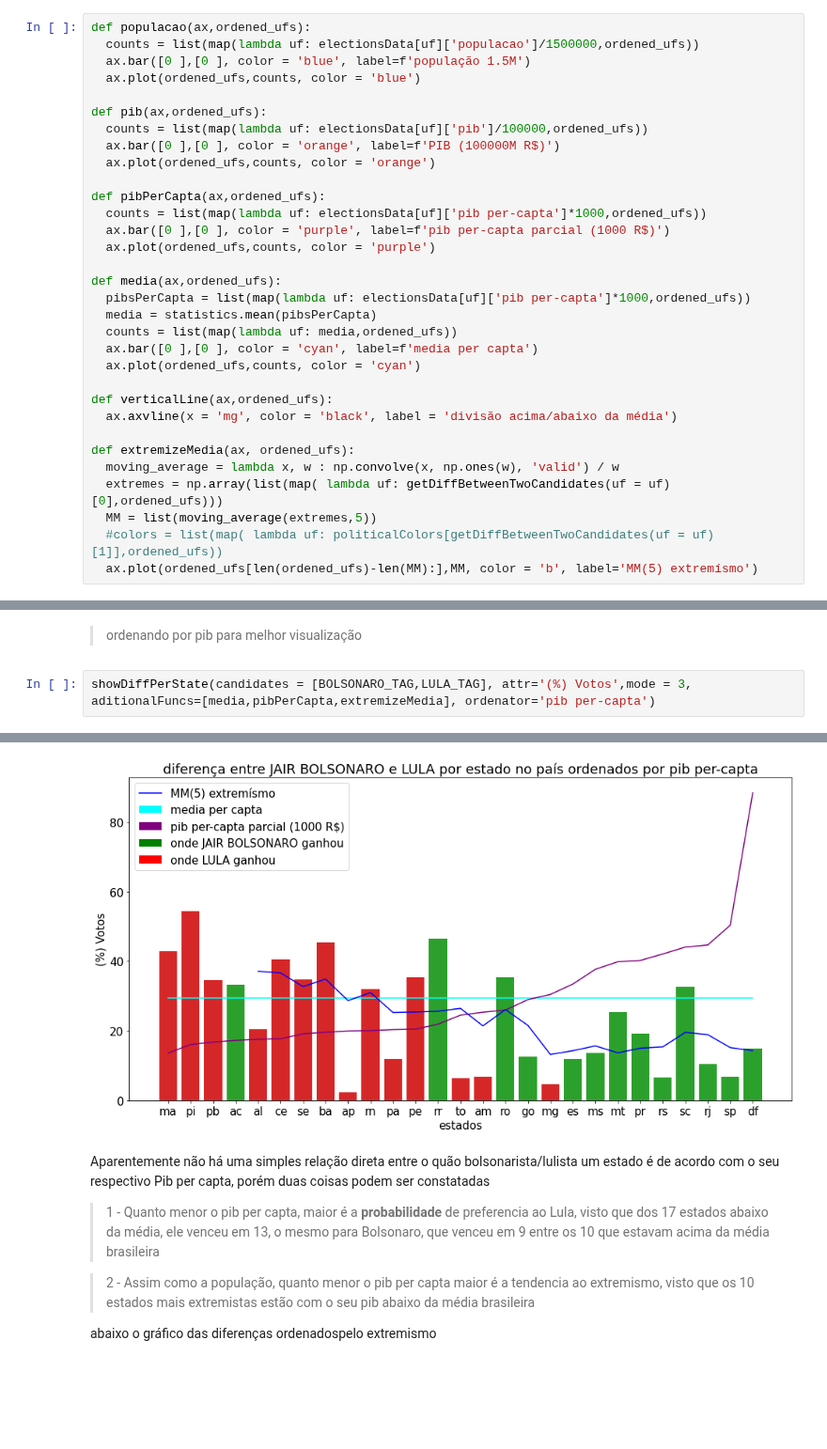
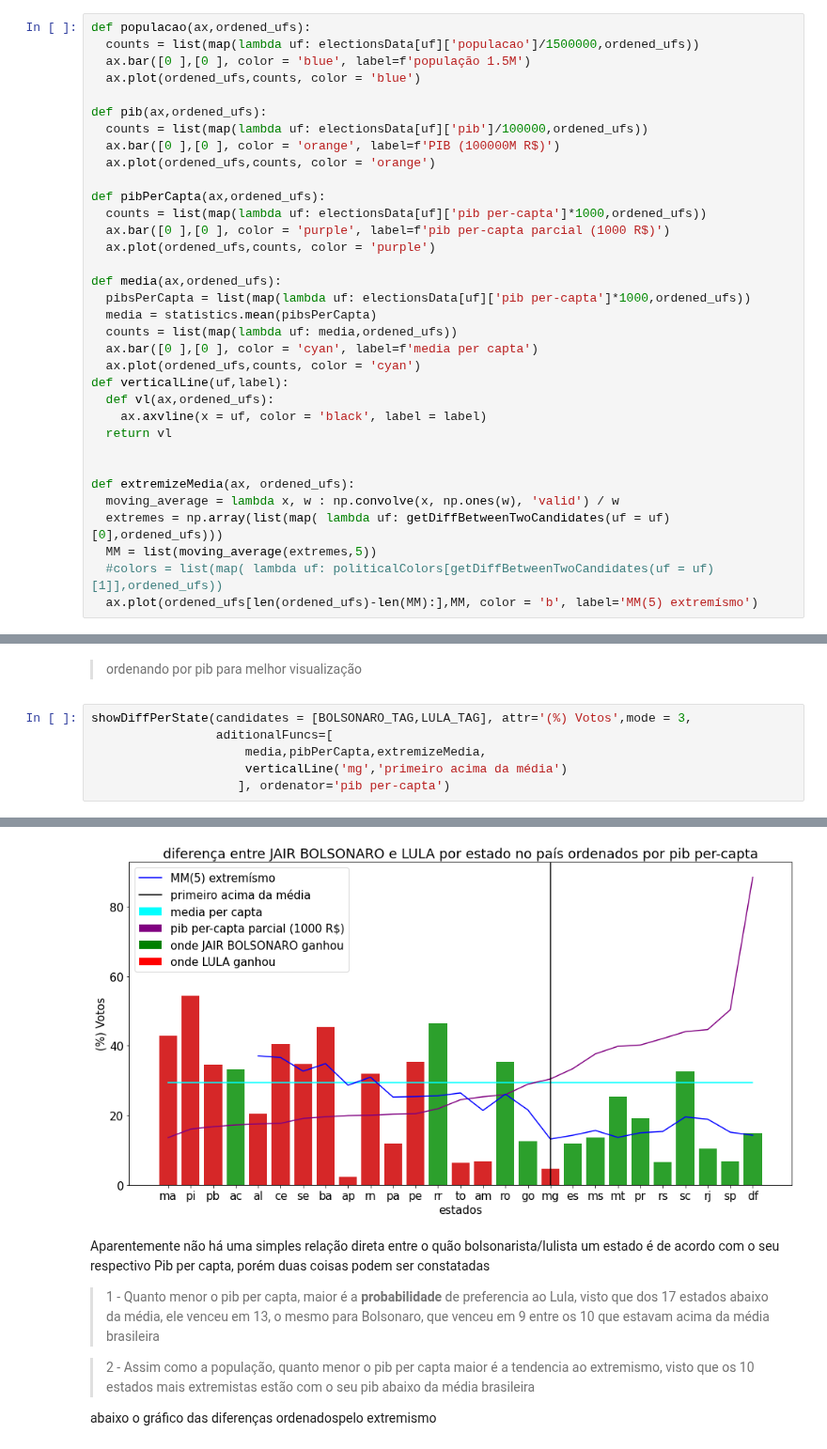
Before and after one commit to luisArthurRodriguesDaSilva/analise-eleicoes-brasileiras-2022, a Jupyter notebook: apresentavel.ipynb, the cells around one changed output, grey strips where cells are left out. Shown at 94% size. Cells and saved outputs as stored; diff of their text form; blank space fills up the shorter version.

Commit message:
vertical line "dinamico"

```diff
--- a/apresentavel.ipynb
+++ b/apresentavel.ipynb
@@ -131,9 +131,11 @@ def media(ax,ordened_ufs):
   counts = list(map(lambda uf: media,ordened_ufs))
   ax.bar([0 ],[0 ], color = 'cyan', label=f'media per capta')
   ax.plot(ordened_ufs,counts, color = 'cyan')
+def verticalLine(uf,label):
+  def vl(ax,ordened_ufs):
+    ax.axvline(x = uf, color = 'black', label = label)
+  return vl
 
-def verticalLine(ax,ordened_ufs):
-  ax.axvline(x = 'mg', color = 'black', label = 'divisão acima/abaixo da média')
 
 def extremizeMedia(ax, ordened_ufs):
   moving_average = lambda x, w : np.convolve(x, np.ones(w), 'valid') / w
@@ -192,10 +194,14 @@ showDiffPerState(candidates = [BOLSONARO_TAG,LULA_TAG], attr='(%) Votos',mode =
 # %% [markdown]
 > ordenando por pib para melhor visualização
 # %%
-showDiffPerState(candidates = [BOLSONARO_TAG,LULA_TAG], attr='(%) Votos',mode = 3, aditionalFuncs=[media,pibPerCapta,extremizeMedia], ordenator='pib per-capta')
+showDiffPerState(candidates = [BOLSONARO_TAG,LULA_TAG], attr='(%) Votos',mode = 3,
+                 aditionalFuncs=[
+                     media,pibPerCapta,extremizeMedia,
+                     verticalLine('mg','primeiro acima da média')
+                    ], ordenator='pib per-capta')
 # %% [output]
 <function matplotlib.pyplot.show(*args, **kw)>
-[figure, old version]
+[figure, new version]
 # %% [markdown]
 Aparentemente não há uma simples relação direta entre o quão bolsonarista/lulista um estado é de acordo com o seu respectivo Pib per capta, porém duas coisas podem ser constatadas
 
```
Also changed, not shown: parts of 1 cell of this notebook.
